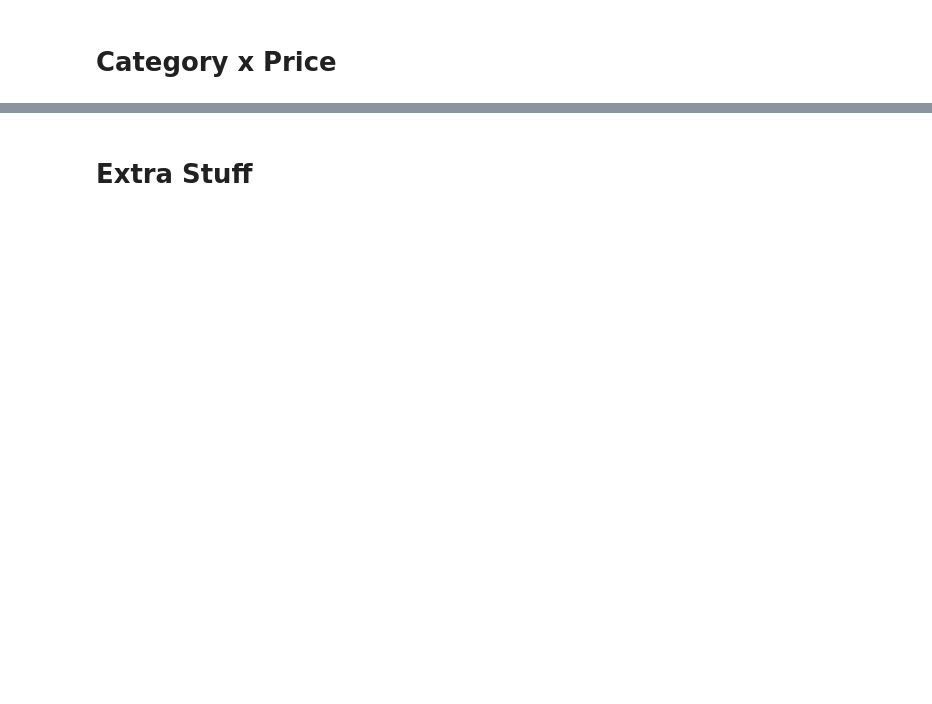
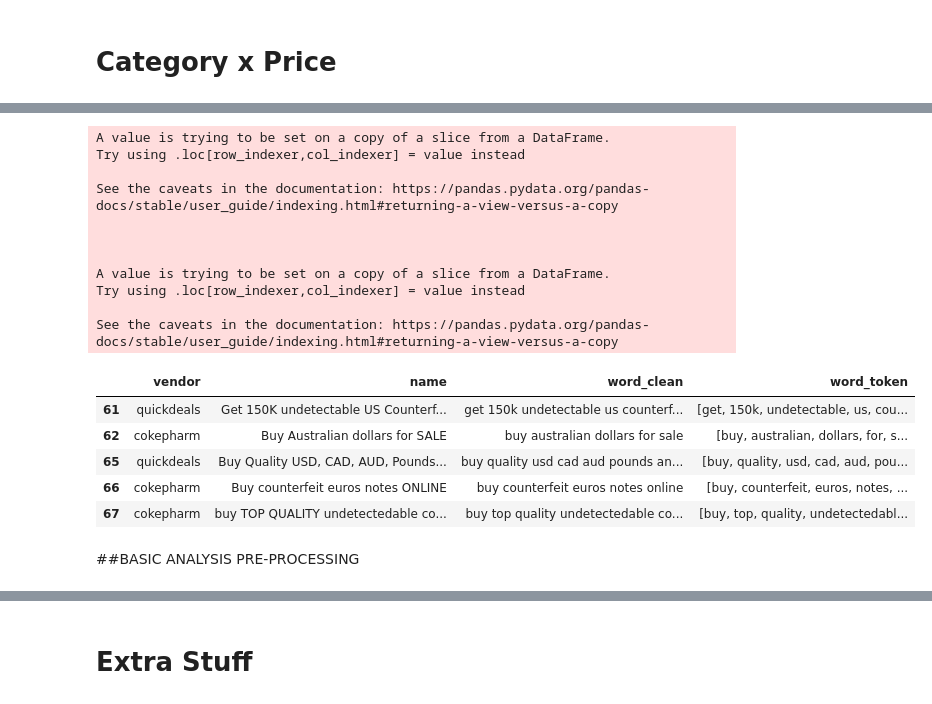
Before and after one commit to crcresearch/DWData, a Jupyter notebook: DataAnalysis/All_Analysis.ipynb, the cells around one changed output, grey strips where cells are left out. Saved outputs shown, nothing was run; the diff lists cells and outputs as text; code cells hidden in the pictures; blank space fills up the shorter version.

```diff
--- a/DataAnalysis/All_Analysis.ipynb
+++ b/DataAnalysis/All_Analysis.ipynb
@@ -347,11 +434,20 @@ The error_bad_lines argument has been deprecated and will be removed in a future
 #MGM Grand Market Imports
 grand1_url='https://raw.githubusercontent.com/crcresearch/DWData/master/2022-07-19/mgmgrand-2022-07-19-00:00:00.csv??token=GHSAT0AAAAAABR2AQTIW462ISQVSCRKBMZSYQVY6JQ'
 grand2_url='https://raw.githubusercontent.com/crcresearch/DWData/master/2022-07-25/mgmgrand-2022-07-25-00:00:00.csv??token=GHSAT0AAAAAABR2AQTIW462ISQVSCRKBMZSYQVY6JQ'
+grand3_url='https://raw.githubusercontent.com/crcresearch/DWData/master/2022-08-01/mgmgrand-2022-08-01-00:00:00.csv??token=GHSAT0AAAAAABR2AQTIW462ISQVSCRKBMZSYQVY6JQ'
+grand4_url='https://raw.githubusercontent.com/crcresearch/DWData/master/2022-08-09/mgmgrand-2022-08-09-00:00:00.csv??token=GHSAT0AAAAAABR2AQTIW462ISQVSCRKBMZSYQVY6JQ'
+grand5_url='https://raw.githubusercontent.com/crcresearch/DWData/master/2022-08-30/mgmgrand-2022-09-01-00:00:00.csv??token=GHSAT0AAAAAABR2AQTIW462ISQVSCRKBMZSYQVY6JQ'
 
 dgrand1= github_session.get(grand1_url).content
 dgrand2= github_session.get(grand2_url).content
+dgrand3= github_session.get(grand3_url).content
+dgrand4= github_session.get(grand4_url).content
+dgrand5= github_session.get(grand5_url).content
 
 grand1= pd.read_csv(io.StringIO(dgrand1.decode('utf-8')), error_bad_lines=False)
 grand2= pd.read_csv(io.StringIO(dgrand2.decode('utf-8')), error_bad_lines=False)
+grand3= pd.read_csv(io.StringIO(dgrand3.decode('utf-8')), error_bad_lines=False)
+grand4= pd.read_csv(io.StringIO(dgrand4.decode('utf-8')), error_bad_lines=False)
+grand5= pd.read_csv(io.StringIO(dgrand5.decode('utf-8')), error_bad_lines=False)
 
-allgrand= pd.concat([grand1,grand2])
+allgrand= pd.concat([grand1,grand2,grand3,grand4,grand5])
@@ -360,5 +472,5 @@ The error_bad_lines argument has been deprecated and will be removed in a future
 # %%
-alldata= pd.concat([allcolo,allasap,allboh, alldarkode, allnem, allroy, alltor, allvice,allking,allgrand])
+alldata= pd.concat([allcolo,allasap,allboh, alldarkode, allnem, allroy, alltor, allvice,allking,allgrand,allalpha])
 # %%
 print (alldata)
 # %% [output]
@@ -2586,0 +2767,20 @@ categorycost(allnem)
+# %%
+#This is a dataset of authors with between 10 and 100 listings, so likely run by one person
+namedict=freqnames(alldata, printgraph='No')
+#print (namedict)
+namelist1050=[]
+namenot=[]
+for x,y in namedict.items():
+  if y > 10 and y < 100:
+    namelist1050.append(x)
+  else:
+    namenot.append(x)
+#print (namelist1050)
+#print (namenot)
+len (namelist1050)
+
+traindata=alldata[['vendor','name']]
+#print (traindata)
+
+new_train = traindata[~traindata.vendor.isin(namenot)]
+new_train.head()
@@ -2586,0 +2794,28 @@ categorycost(allnem)
+# %%
+def remove_punctuation(text):
+    punctuationfree="".join(i for i in text if i not in string.punctuation)
+    return punctuationfree
+#def tokenization(text):
+    #new_line=
+#storing the puntuation free text
+new_train['word_clean']= new_train['name'].apply(lambda x:remove_punctuation(x)).apply(lambda x: x.lower())
+new_train['word_token']=new_train['word_clean'].apply(lambda x:word_tokenize(x))
+new_train.head()
+# %% [output]
+A value is trying to be set on a copy of a slice from a DataFrame.
+Try using .loc[row_indexer,col_indexer] = value instead
+
+See the caveats in the documentation: https://pandas.pydata.org/pandas-docs/stable/user_guide/indexing.html#returning-a-view-versus-a-copy
+
+
+
+A value is trying to be set on a copy of a slice from a DataFrame.
+Try using .loc[row_indexer,col_indexer] = value instead
+
+See the caveats in the documentation: https://pandas.pydata.org/pandas-docs/stable/user_guide/indexing.html#returning-a-view-versus-a-copy
+|  | vendor | name | word_clean | word_token |
+| 61 | quickdeals | Get 150K undetectable US Counterf... | get 150k undetectable us counterf... | [get, 150k, undetectable, us, cou... |
+| 62 | cokepharm | Buy Australian dollars for SALE | buy australian dollars for sale | [buy, australian, dollars, for, s... |
+| 65 | quickdeals | Buy Quality USD, CAD, AUD, Pounds... | buy quality usd cad aud pounds an... | [buy, quality, usd, cad, aud, pou... |
+| 66 | cokepharm | Buy counterfeit euros notes ONLINE | buy counterfeit euros notes online | [buy, counterfeit, euros, notes, ... |
+| 67 | cokepharm | buy TOP QUALITY undetectedable co... | buy top quality undetectedable co... | [buy, top, quality, undetectedabl... |
@@ -2586,0 +2839,2 @@ categorycost(allnem)
+# %% [markdown]
+##BASIC ANALYSIS PRE-PROCESSING
```
Also changed, not shown: parts of 39 cells of this notebook.
